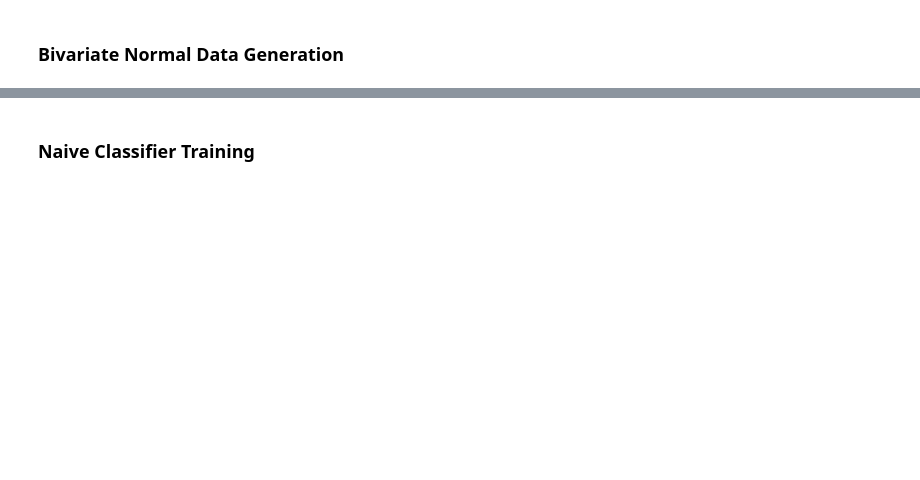
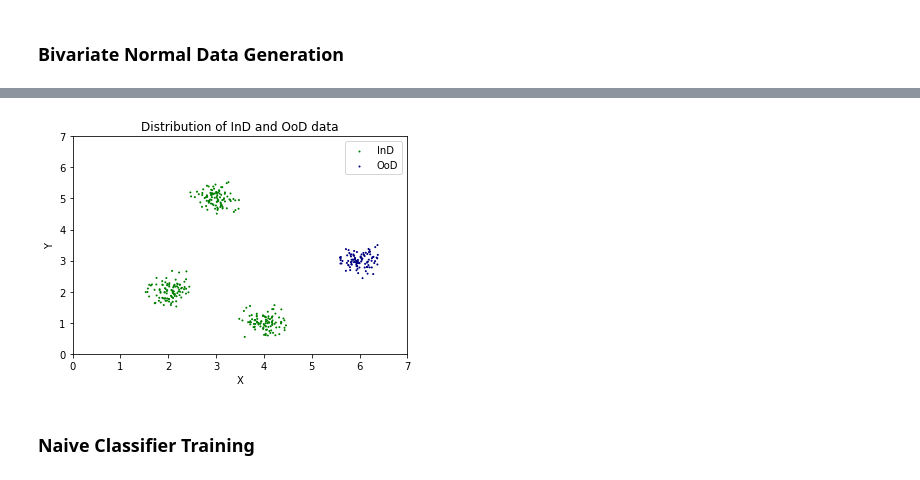
Before and after one commit to Xiaoyang-Song/Out-of-Distribution-GANs, a Jupyter notebook: Notebooks/simulation.ipynb, the cells around one changed output, grey strips where cells are left out. Drawn from its saved outputs; the diff is of its cells as text; code cells hidden in the pictures; blank space fills up the shorter version.

```diff
--- a/Notebooks/simulation.ipynb
+++ b/Notebooks/simulation.ipynb
@@ -82,3 +59,15 @@ plt.show()
+# %%
+plt.scatter(IND_X[:,0], IND_X[:,1], c='green', label ="InD", sizes=[1]*len(IND_X),alpha=1)
+plt.scatter(OOD_X[:,0], OOD_X[:,1], c='navy', label ="OoD", sizes=[1]*len(OOD_X), alpha=1)
+plt.xlim((0, 7))
+plt.ylim((0, 7))
+plt.legend()
+plt.xlabel("X")
+plt.ylabel("Y")
+plt.title("Distribution of InD and OoD data")
+plt.show()
+# %% [output]
+[figure, added]
 # %% [markdown]
 ### Naive Classifier Training
 # %%
```
Also changed, not shown: parts of 19 cells of this notebook, 6 other files.
